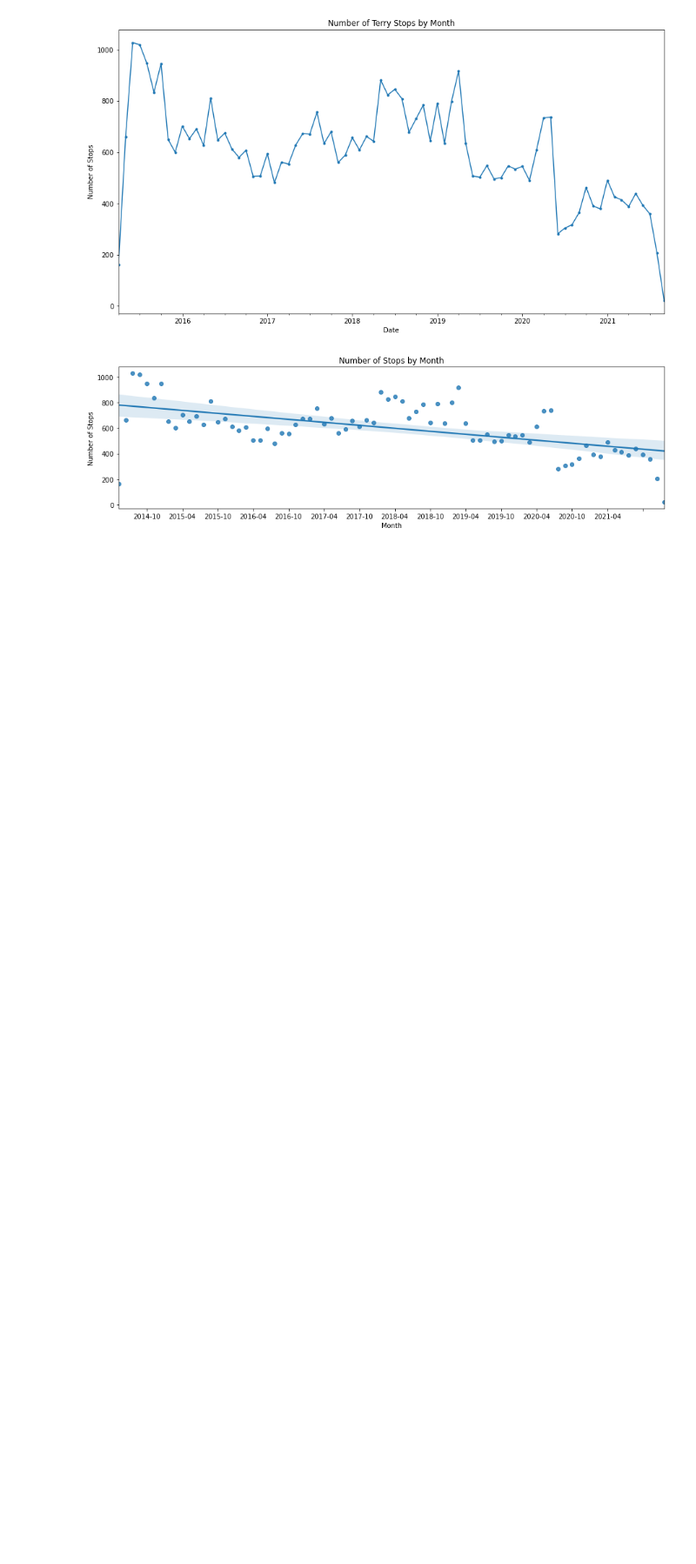
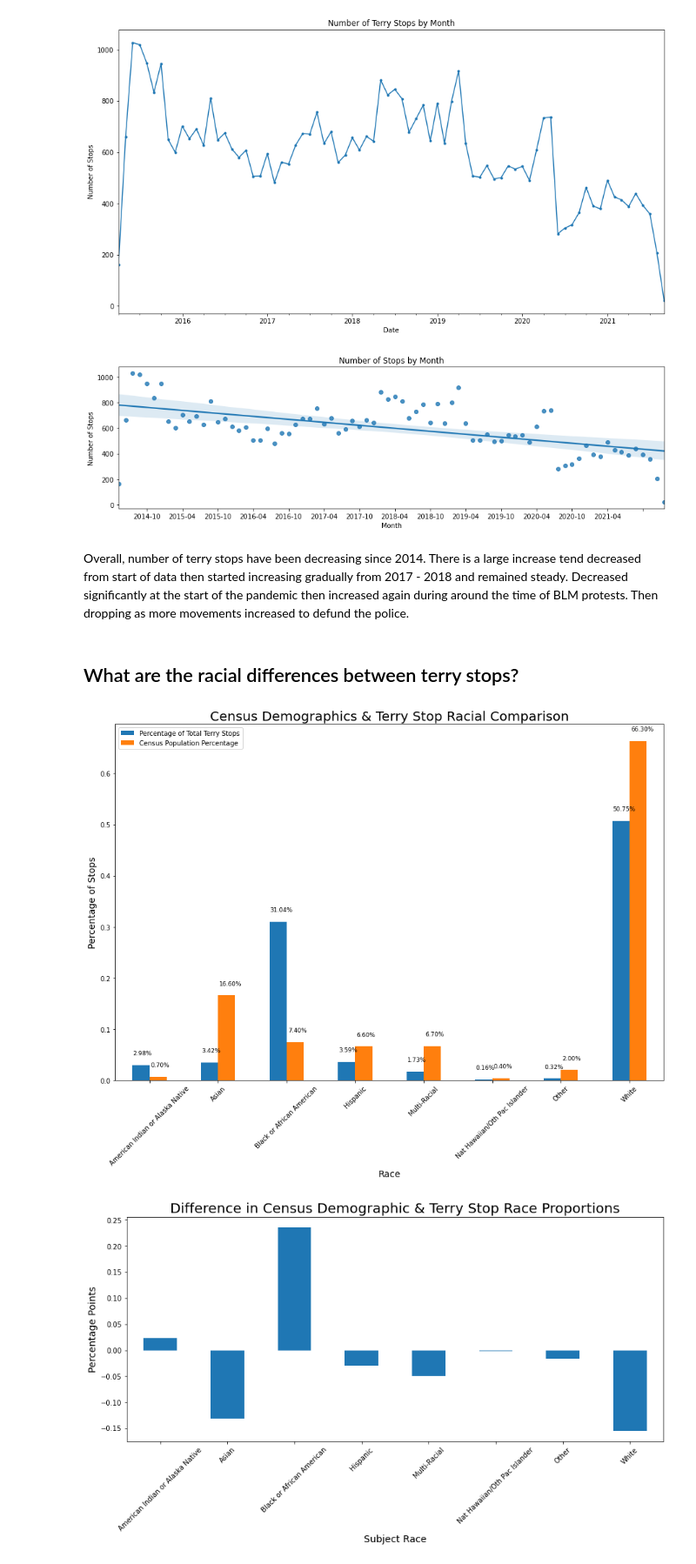
Before and after one commit to letruong711/Terry_Stop_Frisk, a Jupyter notebook: Data Exploration.ipynb, the cells around one changed output. Shown at 87% size. Drawn from its saved outputs; the diff is of its cells as text; code cells hidden in the pictures; blank space fills up the shorter version.

```diff
--- a/Data Exploration.ipynb
+++ b/Data Exploration.ipynb
@@ -24,5 +26,5 @@ df['count'] = 1
 # %%
-df.date = df.copy()
-df = df.loc['2015-04':'2021-09']
-df = df['count'].resample('M').count()
+df_date = df.copy()
+df_date = df_date.loc['2015-04':'2021-09']
+df_date = df_date['count'].resample('M').count()
 # %%
@@ -53,3 +54,45 @@ plt.xlabel('Month')
 plt.ylabel('Number of Stops');
 # %% [output]
 [figure]
+# %% [markdown]
+Overall, number of terry stops have been decreasing since 2014. There is a large increase tend decreased from start of data then started increasing gradually from 2017 - 2018 and remained steady. Decreased significantly at the start of the pandemic then increased again during around the time of BLM protests. Then dropping as more movements increased to defund the police.
+# %% [markdown]
+## What are the racial differences between terry stops?
+# %%
+rp = df[['subject_race','count']]
+rp = rp.groupby('subject_race').count()
+rp['stop_pct'] = rp['count'] / rp['count'].sum()
+rp.drop(['count'], axis = 1, inplace = True)
+
+#create dataframe with census data information & join with main information
+census_data = pd.DataFrame(index = rp.index, data = {'census_pct' : [.007,.166,.074,.066,.067,.004,.02,.019,.663]} )
+rp = rp.join(census_data)
+rp = rp[rp.index != 'Unknown']
+
+#plot the data
+ax = rp.plot(kind = 'bar', figsize = (15,10))
+
+#display the values over the corresoponding bar graphs
+for i, v in enumerate(rp.stop_pct):
+    ax.text(i-.24, v+.02, '{:.2f}%'.format(100*v),fontsize = 9)
+
+for i, v in enumerate(rp.census_pct):
+    ax.text(i+.02, v+.02, '{:.2f}%'.format(100*v),fontsize = 9)
+
+plt.title('Census Demographics & Terry Stop Racial Comparison', fontsize = 20)
+plt.xlabel('Race', fontsize = 14)
+plt.ylabel('Percentage of Stops', fontsize = 14)
+plt.legend(loc = 'best', labels = ['Percentage of Total Terry Stops', 'Census Population Percentage'] )
+plt.xticks(rotation = 45)
+plt.show()
+
+rp['diff'] = rp.stop_pct - rp.census_pct
+rp['diff'].plot(kind = 'bar', figsize = (14,6))
+plt.xlabel('Subject Race', fontsize = 14)
+plt.ylabel('Percentage Points', fontsize = 14)
+plt.title('Difference in Census Demographic & Terry Stop Race Proportions', fontsize = 20)
+plt.xticks(rotation = 45)
+plt.show()
+# %% [output]
+[figure, added]
+[figure, added]
```
Also changed, not shown: parts of 5 cells of this notebook, 2 other files.
